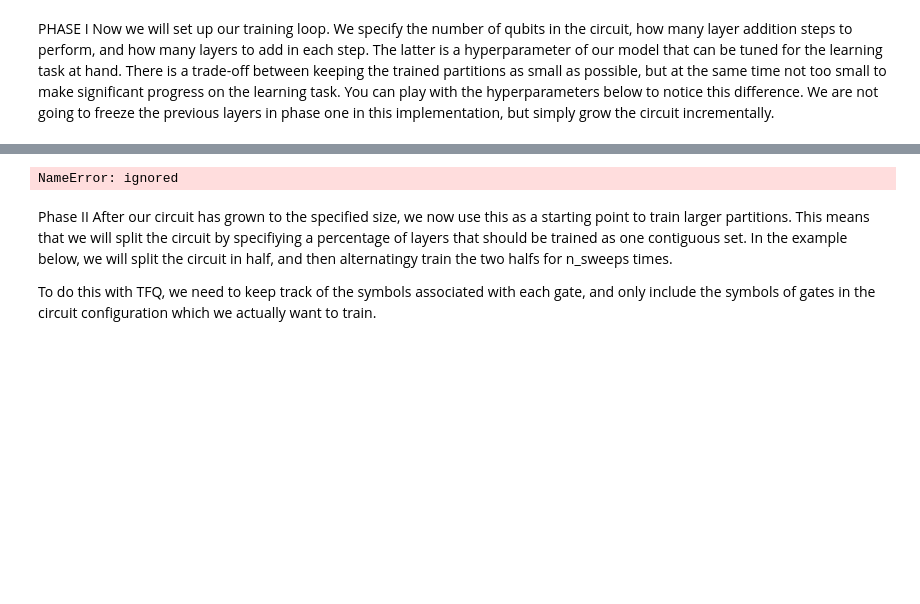
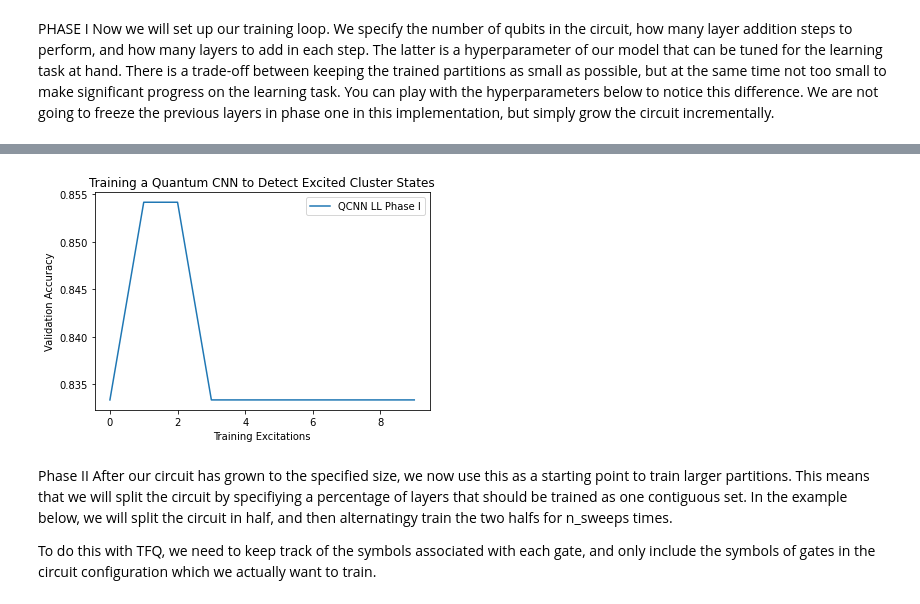
Before and after one commit to mbeadlescomb/QNN-Error-Mitigation, a Jupyter notebook: QCNN w_ Layerwise Learning on SPT Dataset.ipynb, the cells around one changed output, grey strips where cells are left out. Saved outputs shown, nothing was run; the diff lists cells and outputs as text; code cells hidden in the pictures; blank space fills up the shorter version.

```diff
--- a/QCNN w_ Layerwise Learning on SPT Dataset.ipynb
+++ b/QCNN w_ Layerwise Learning on SPT Dataset.ipynb
@@ -365,12 +372,12 @@ tf.keras.utils.plot_model(qcnn_ll_model,
 # %%
-plt.plot(qcnn_ll_model_history.history['val_custom_accuracy'], label='QCNN LL Phase I')
+plt.plot(qcnn_ll_model_1_history.history['val_custom_accuracy'], label='QCNN LL Phase I')
 plt.title('Training a Quantum CNN to Detect Excited Cluster States')
-plt.xlabel('Epochs')
+plt.xlabel('Training Excitations')
 plt.ylabel('Validation Accuracy')
 plt.legend()
 plt.show()
 # %% [output]
-NameError: ignored
+[figure, added]
 # %% [markdown]
 Phase II
 After our circuit has grown to the specified size, we now use this as a starting point to train larger partitions. This means that we will split the circuit by specifiying a percentage of layers that should be trained as one contiguous set. In the example below, we will split the circuit in half, and then alternatingy train the two halfs for n_sweeps times.
```
Also changed, not shown: parts of 22 cells of this notebook.
